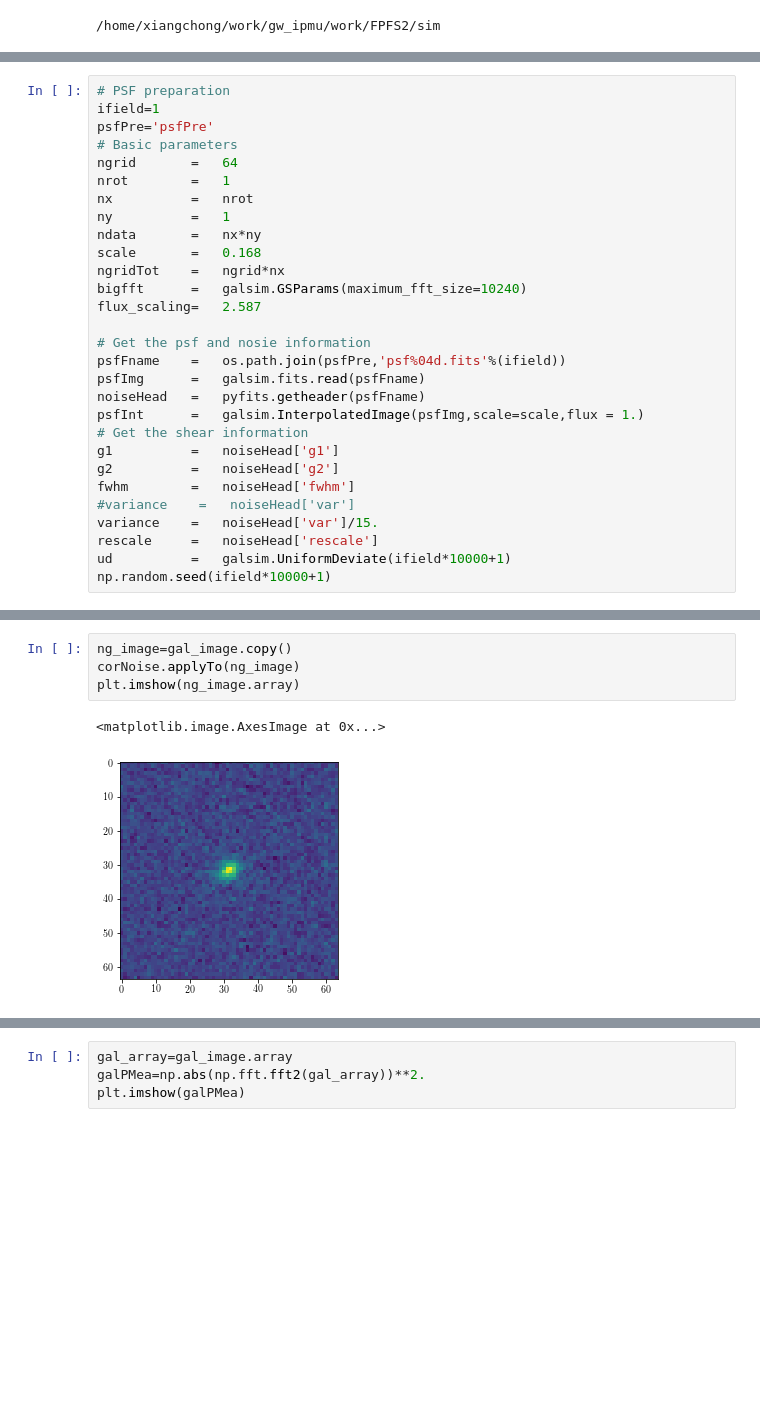
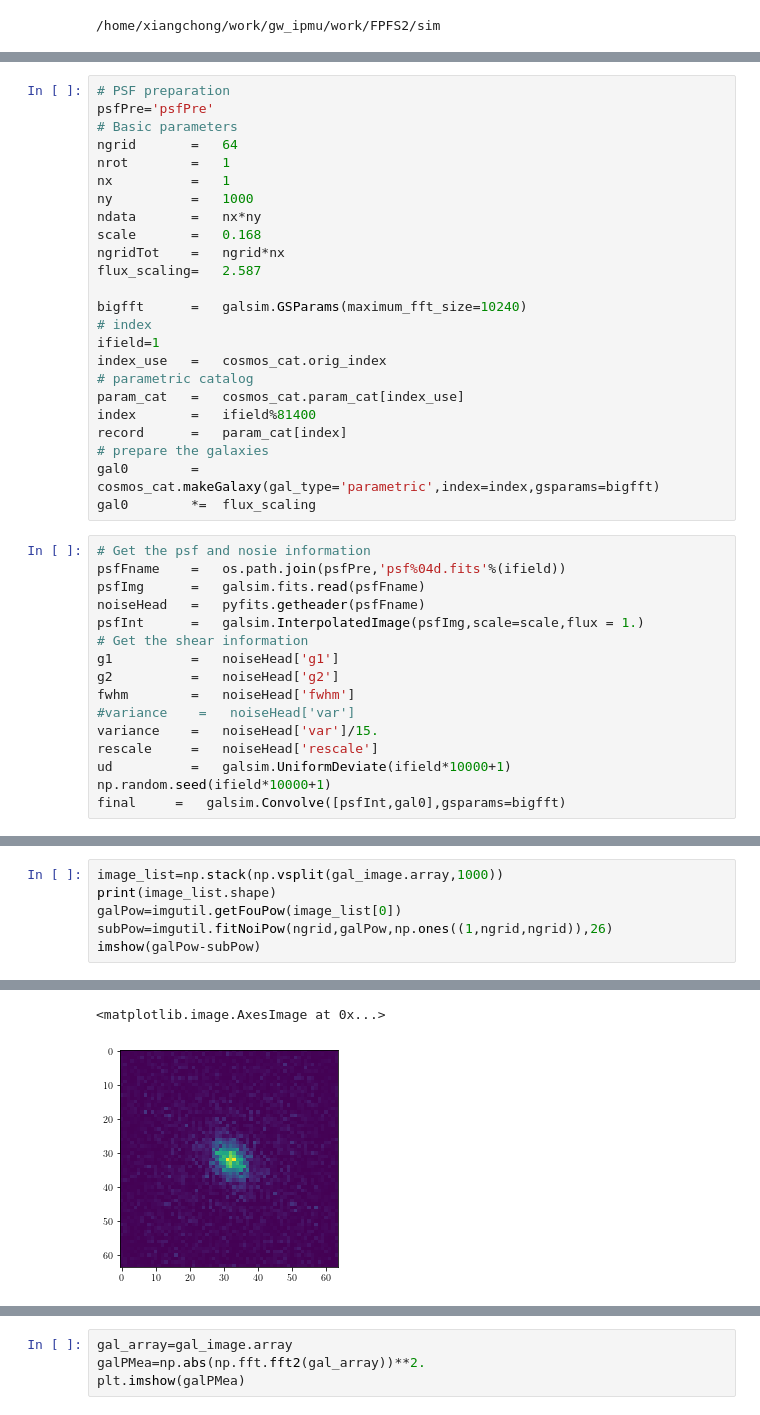
Before and after one commit to mr-superonion/FPFS, a Jupyter notebook: notebook/noiseBias/2_4_cov_shapelets.ipynb, the cells around one changed output, grey strips where cells are left out. Drawn from its saved outputs; the diff is of its cells as text; blank space fills up the shorter version.

```diff
--- a/notebook/noiseBias/2_4_cov_shapelets.ipynb
+++ b/notebook/noiseBias/2_4_cov_shapelets.ipynb
@@ -15,18 +22,28 @@ cd wrkDir/FPFS2/sim
+# %%
+# PSF preparation
+psfPre='psfPre'
+# Basic parameters
+ngrid       =   64
+nrot        =   1
+nx          =   1
+ny          =   1000
+ndata       =   nx*ny
+scale       =   0.168
+ngridTot    =   ngrid*nx
+flux_scaling=   2.587
+
+bigfft      =   galsim.GSParams(maximum_fft_size=10240)
+# index
+ifield=1
+index_use   =   cosmos_cat.orig_index
+# parametric catalog
+param_cat   =   cosmos_cat.param_cat[index_use]
+index       =   ifield%81400
+record      =   param_cat[index]
+# prepare the galaxies
+gal0        =   cosmos_cat.makeGalaxy(gal_type='parametric',index=index,gsparams=bigfft)
+gal0        *=  flux_scaling
 # %%
-# PSF preparation
-ifield=1
-psfPre='psfPre'
-# Basic parameters
-ngrid       =   64
-nrot        =   1
-nx          =   nrot
-ny          =   1
-ndata       =   nx*ny
-scale       =   0.168
-ngridTot    =   ngrid*nx
-bigfft      =   galsim.GSParams(maximum_fft_size=10240)
-flux_scaling=   2.587
-
 # Get the psf and nosie information
 psfFname    =   os.path.join(psfPre,'psf%04d.fits'%(ifield))
 psfImg      =   galsim.fits.read(psfFname)
@@ -41,3 +58,4 @@ variance    =   noiseHead['var']/15.
 rescale     =   noiseHead['rescale']
 ud          =   galsim.UniformDeviate(ifield*10000+1)
 np.random.seed(ifield*10000+1)
+final     =   galsim.Convolve([psfInt,gal0],gsparams=bigfft)
@@ -113,7 +97,7 @@ corNoise    =   galsim.getCOSMOSNoise(file_name=corFname,rng=ud,cosmos_scale=sca
-# %%
-ng_image=gal_image.copy()
-corNoise.applyTo(ng_image)
-plt.imshow(ng_image.array)
-# %% [output]
-<matplotlib.image.AxesImage at 0x...>
-[figure, removed]
+# %%
+image_list=np.stack(np.vsplit(gal_image.array,1000))
+print(image_list.shape)
+galPow=imgutil.getFouPow(image_list[0])
+subPow=imgutil.fitNoiPow(ngrid,galPow,np.ones((1,ngrid,ngrid)),26)
+imshow(galPow-subPow)
+# %% [output]
@@ -119,0 +105,2 @@ plt.imshow(ng_image.array)
+<matplotlib.image.AxesImage at 0x...>
+[figure, added]
```
Also changed, not shown: parts of 15 cells of this notebook, 5 other files.
